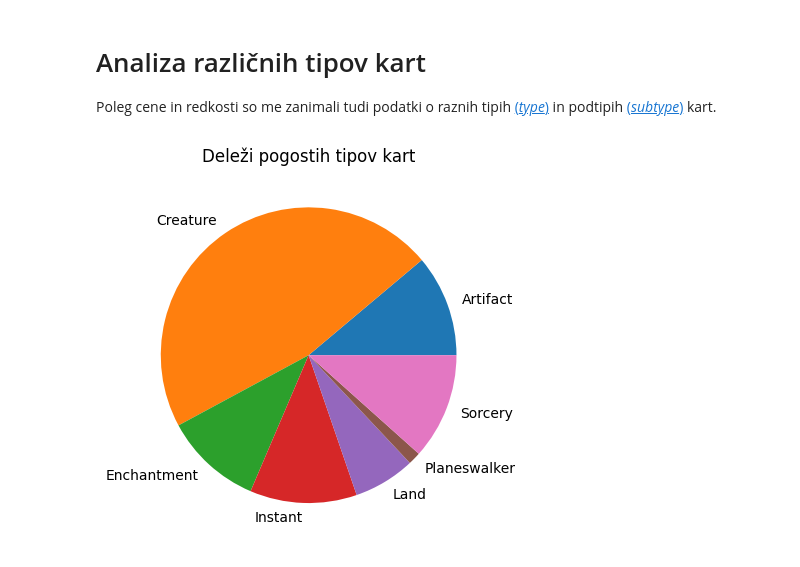
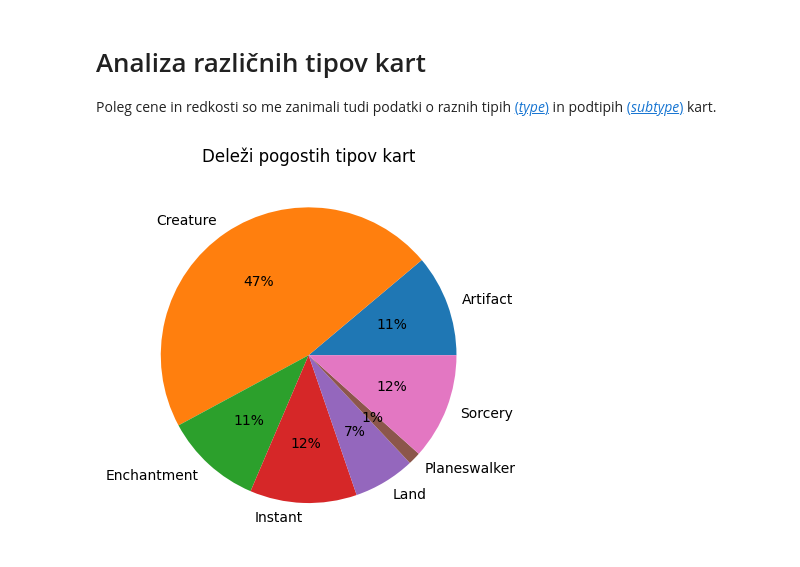
Before and after one commit to MightyOwler/Analiza-podatkov, a Jupyter notebook: AnalizaPodatkov.ipynb, the cells around one changed output. Cells and saved outputs as stored; diff of their text form; code cells hidden in the pictures.

```diff
--- a/AnalizaPodatkov.ipynb
+++ b/AnalizaPodatkov.ipynb
@@ -55,11 +65,11 @@ Poleg cene in redkosti so me zanimali tudi podatki o raznih tipih [(*type*)](htt
 # %%
 povezovalna_cardtype = pd.read_csv(os.path.join("Podatki", "Povezovalne_tabele", f"povezovalna_cardtype.csv"))
 grupa_po_cardtypu = povezovalna_cardtype.groupby("cardtype")
 velikost_grupe_po_cardtypu = grupa_po_cardtypu.size()
-velikost_grupe_po_cardtypu[velikost_grupe_po_cardtypu > 100].plot.pie(title='Deleži pogostih tipov kart')
+velikost_grupe_po_cardtypu[velikost_grupe_po_cardtypu > 100].plot.pie(title='Deleži pogostih tipov kart', autopct='%1.0f%%')
 dovolj_veliki_kljuci_cardtypov = velikost_grupe_po_cardtypu[velikost_grupe_po_cardtypu > 100].keys()
 # %% [output]
-[figure, old version]
+[figure, new version]
 # %%
 povezovalna_subtype = pd.read_csv(os.path.join("Podatki", "Povezovalne_tabele", "povezovalna_subtype.csv"))
 grupa_po_subtypu = povezovalna_subtype.groupby("subtype")
```
Also changed, not shown: parts of 10 cells of this notebook, 4 other files.
